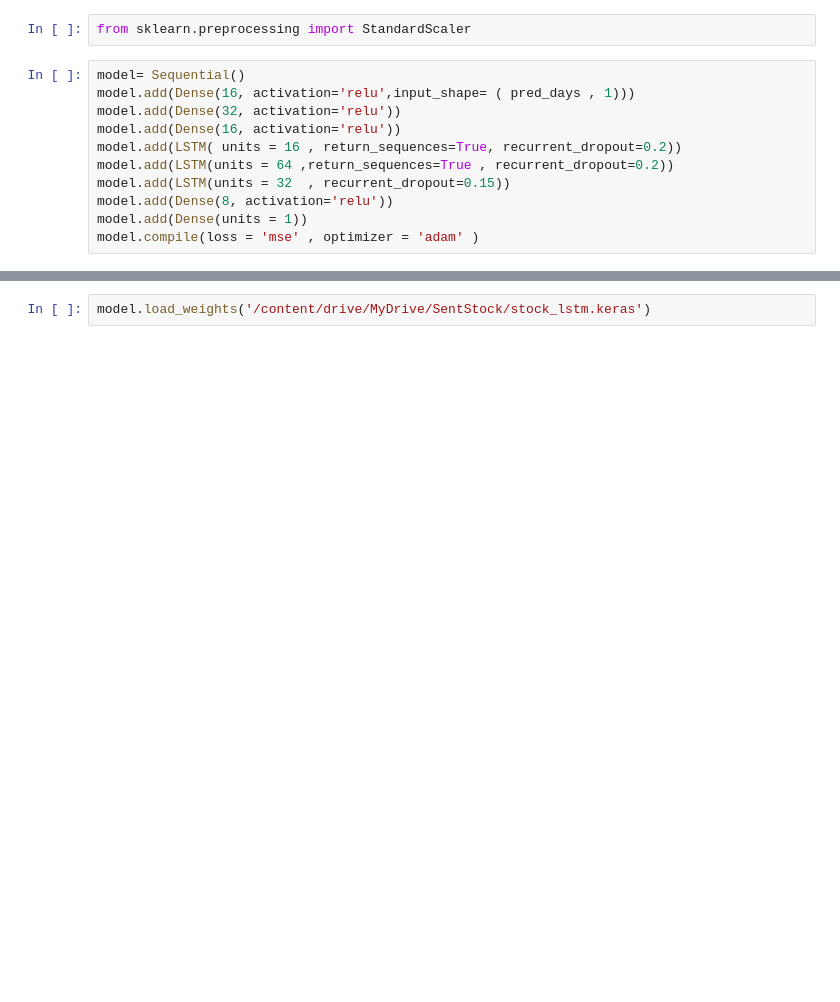
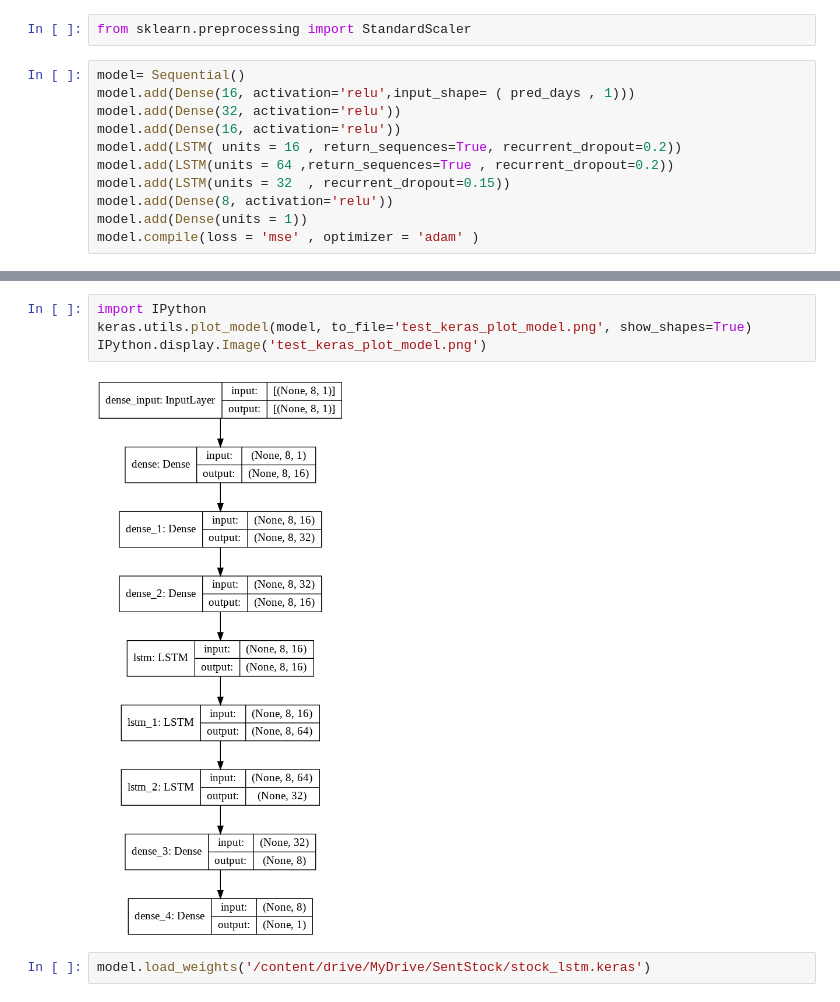
Before and after one commit to aakarshhh/AI_ML, a Jupyter notebook: Model_Update_StockLSTM.ipynb, the cells around one changed output, grey strips where cells are left out. Drawn from its saved outputs; the diff is of its cells as text; blank space fills up the shorter version.

Commit message:
added model plot

```diff
--- a/Model_Update_StockLSTM.ipynb
+++ b/Model_Update_StockLSTM.ipynb
@@ -84,6 +89,12 @@ Total params: 36,641
 Trainable params: 36,641
 Non-trainable params: 0
 _________________________________________________________________
+# %%
+import IPython
+keras.utils.plot_model(model, to_file='test_keras_plot_model.png', show_shapes=True)
+IPython.display.Image('test_keras_plot_model.png')
+# %% [output]
+[figure, added]
 # %%
 model.load_weights('/content/drive/MyDrive/SentStock/stock_lstm.keras')
 # %%
```
Also changed, not shown: parts of 11 cells of this notebook.
